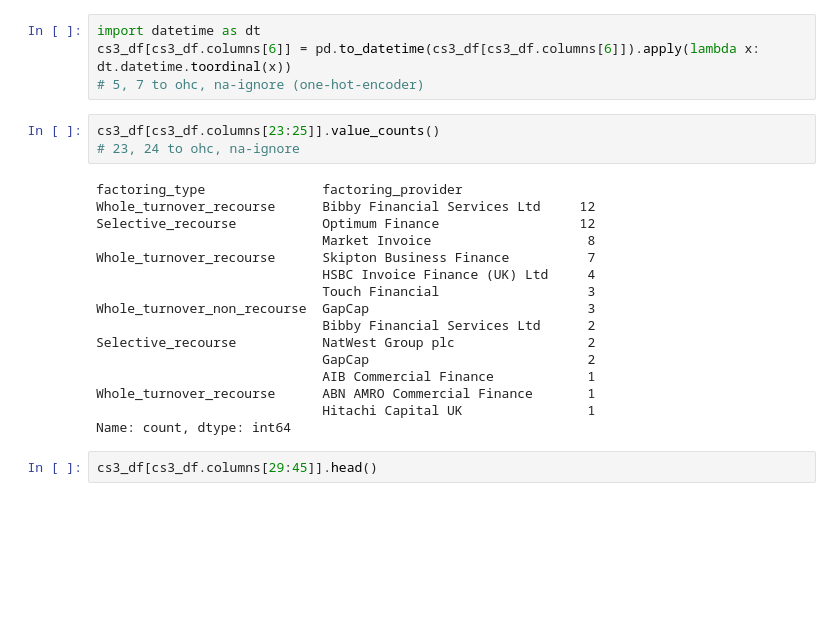
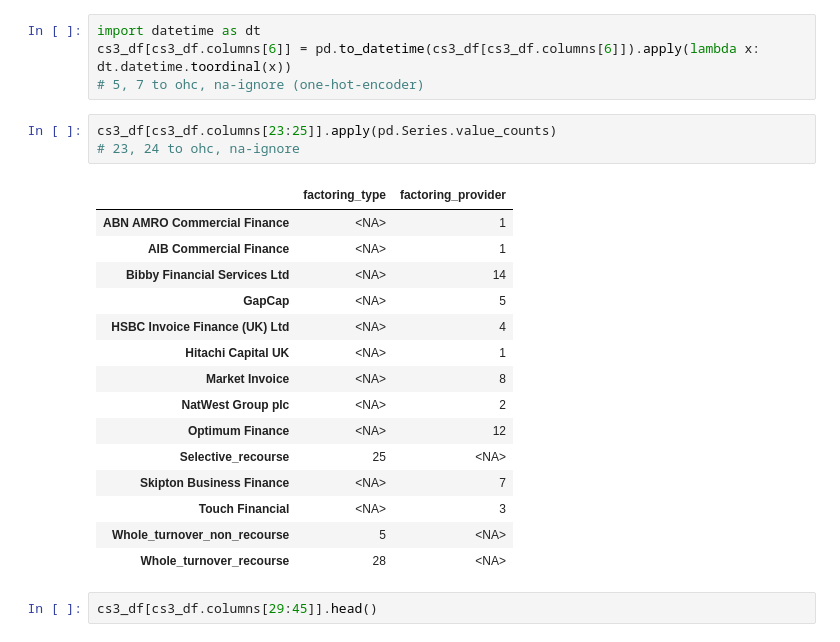
Before and after one commit to floatn/QML-for-finance, a Jupyter notebook: qml_code.ipynb, the cells around one changed output. Drawn from its saved outputs; the diff is of its cells as text; blank space fills up the shorter version.

```diff
--- a/qml_code.ipynb
+++ b/qml_code.ipynb
@@ -1398,24 +1398,24 @@ import datetime as dt
 cs3_df[cs3_df.columns[6]] = pd.to_datetime(cs3_df[cs3_df.columns[6]]).apply(lambda x: dt.datetime.toordinal(x))
 # 5, 7 to ohc, na-ignore (one-hot-encoder)
 # %%
-cs3_df[cs3_df.columns[23:25]].value_counts()
+cs3_df[cs3_df.columns[23:25]].apply(pd.Series.value_counts)
 # 23, 24 to ohc, na-ignore
 # %% [output]
-factoring_type               factoring_provider
-Whole_turnover_recourse      Bibby Financial Services Ltd     12
-Selective_recourse           Optimum Finance                  12
-                             Market Invoice                    8
-Whole_turnover_recourse      Skipton Business Finance          7
-                             HSBC Invoice Finance (UK) Ltd     4
-                             Touch Financial                   3
-Whole_turnover_non_recourse  GapCap                            3
-                             Bibby Financial Services Ltd      2
-Selective_recourse           NatWest Group plc                 2
-                             GapCap                            2
-                             AIB Commercial Finance            1
-Whole_turnover_recourse      ABN AMRO Commercial Finance       1
-                             Hitachi Capital UK                1
-Name: count, dtype: int64
+|  | factoring_type | factoring_provider |
+| ABN AMRO Commercial Finance | <NA> | 1 |
+| AIB Commercial Finance | <NA> | 1 |
+| Bibby Financial Services Ltd | <NA> | 14 |
+| GapCap | <NA> | 5 |
+| HSBC Invoice Finance (UK) Ltd | <NA> | 4 |
+| Hitachi Capital UK | <NA> | 1 |
+| Market Invoice | <NA> | 8 |
+| NatWest Group plc | <NA> | 2 |
+| Optimum Finance | <NA> | 12 |
+| Selective_recourse | 25 | <NA> |
+| Skipton Business Finance | <NA> | 7 |
+| Touch Financial | <NA> | 3 |
+| Whole_turnover_non_recourse | 5 | <NA> |
+| Whole_turnover_recourse | 28 | <NA> |
 # %%
 cs3_df[cs3_df.columns[29:45]].head()
 # %% [output]
```
Also changed, not shown: parts of 12 cells of this notebook.
